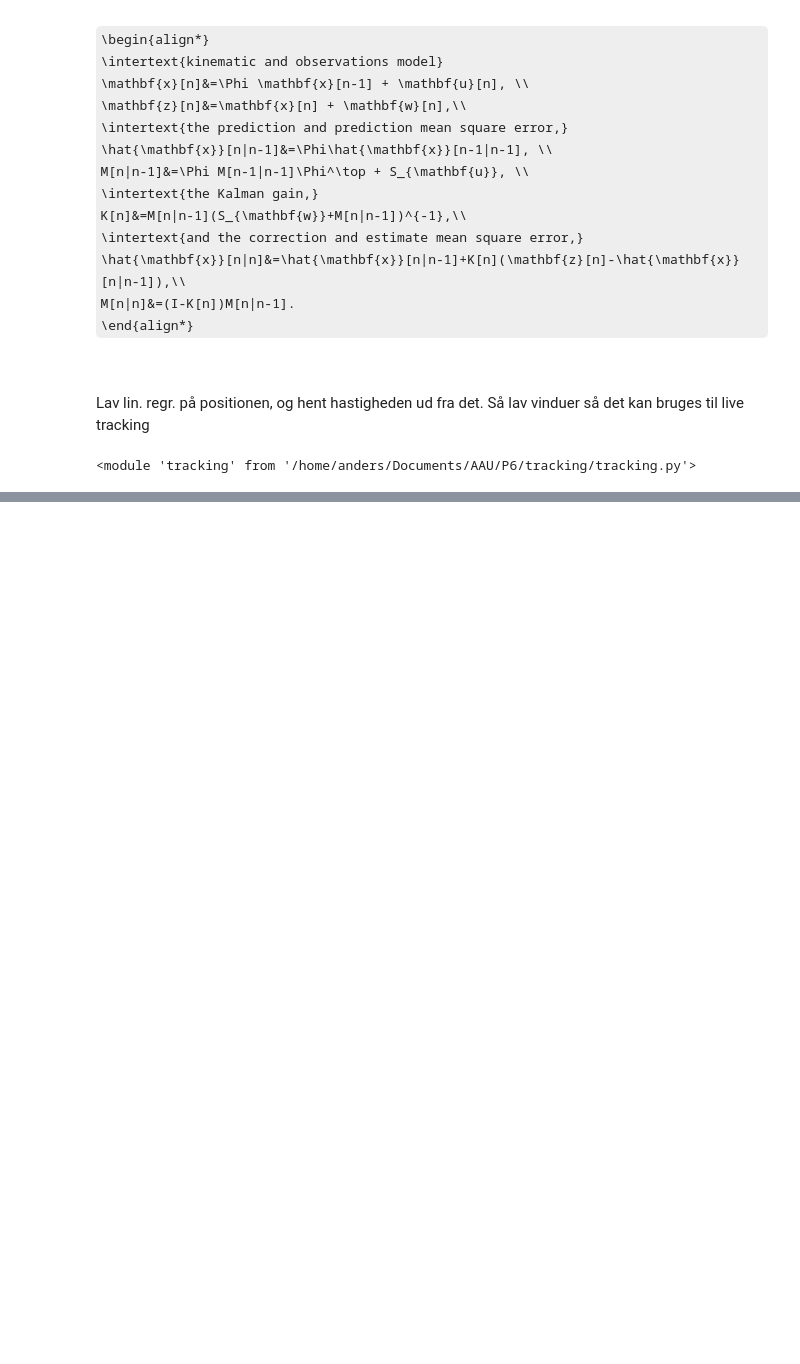
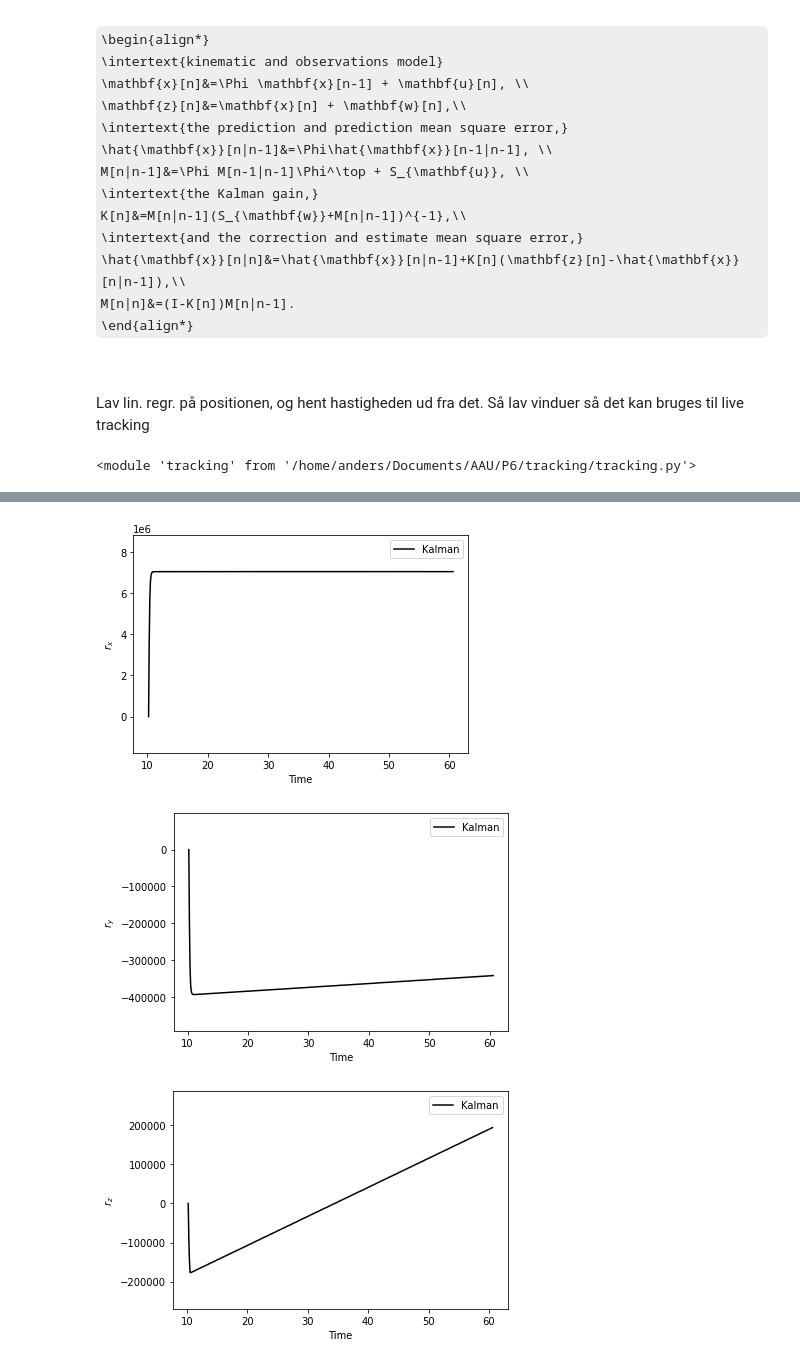
Before and after one commit to ahll19/P6, a Jupyter notebook: tracking/anders.ipynb, the cells around one changed output, grey strips where cells are left out. Drawn from its saved outputs; the diff is of its cells as text; code cells hidden in the pictures; some formulas as TeX source; blank space fills up the shorter version.

```diff
--- a/tracking/anders.ipynb
+++ b/tracking/anders.ipynb
@@ -49,0 +64,6 @@ rz = true_orbit[:, 2]
+# %%
+tr.plot_data(vals[0], time_meas, "Kalman", window_size=1.5)
+# %% [output]
+[figure, added]
+[figure, added]
+[figure, added]
```
Also changed, not shown: parts of 7 cells of this notebook, 5 other files.
